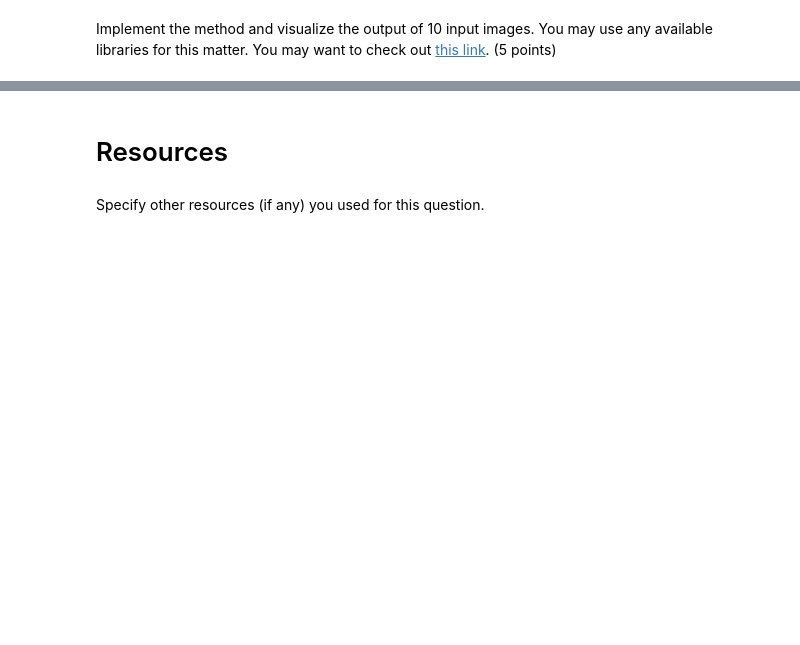
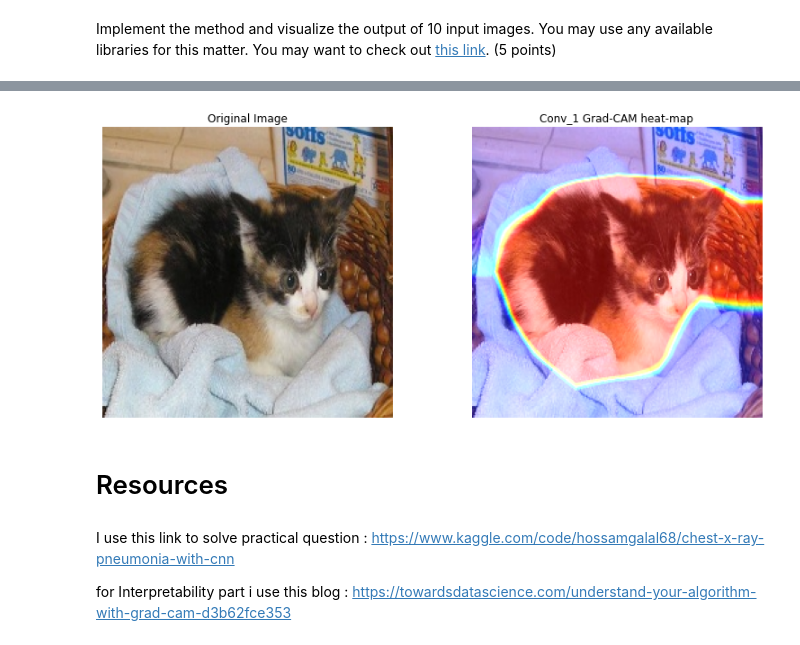
Before and after one commit to ZahraDehghanian97/pneumonia_diagnosis, a Jupyter notebook: Practical.ipynb, the cells around one changed output, grey strips where cells are left out. Drawn from its saved outputs; the diff is of its cells as text; code cells hidden in the pictures; blank space fills up the shorter version.

Commit message:
get into template + add part 3

```diff
--- a/Practical.ipynb
+++ b/Practical.ipynb
@@ -87,0 +385,10 @@ Train the model. (5 points)
+# %%
+base_model.trainable = True
+
+# Freeze all layers except for the
+for layer in base_model.layers[:-20]:
+    layer.trainable = False
+# %%
+# Check which layers are tuneable (trainable)
+for layer_number, layer in enumerate(base_model.layers):
+    print(layer_number, layer.name, layer.trainable)
@@ -104,4 +690,30 @@ Implement the method and visualize the output of 10 input images. You may use an
+# %%
+## Grad-CAM heatmap for the last convolutional layer in the model, Conv_1
+
+layer_name = ' input_1'
+img = ds_test.next()
+label = ds_test.labels[0]
+grad_cam=GradCam(model_pretrained,np.expand_dims(img, axis=0),layer_name)
+grad_cam_superimposed = superimpose(img, grad_cam, 0.5, emphasize=True)
+
+
+plt.figure(figsize=(12, 5))
+ax = plt.subplot(1, 2, 1)
+plt.imshow(cv2.cvtColor(img, cv2.COLOR_BGR2RGB))
+plt.axis('off')
+plt.title('Original Image')
+ax = plt.subplot(1, 2, 2)
+plt.imshow(grad_cam_superimposed)
+plt.axis('off')
+plt.title('Conv_1 Grad-CAM heat-map')
+plt.tight_layout()
+# %% [output]
+[figure, added]
 # %% [markdown]
 # Resources
-# %% [markdown]
-Specify other resources (if any) you used for this question.
+# %% [markdown]
+I use this link to solve practical question :
+https://www.kaggle.com/code/hossamgalal68/chest-x-ray-pneumonia-with-cnn
+
+for Interpretability part i use this blog :
+https://towardsdatascience.com/understand-your-algorithm-with-grad-cam-d3b62fce353
```
Also changed, not shown: parts of 51 cells of this notebook.
